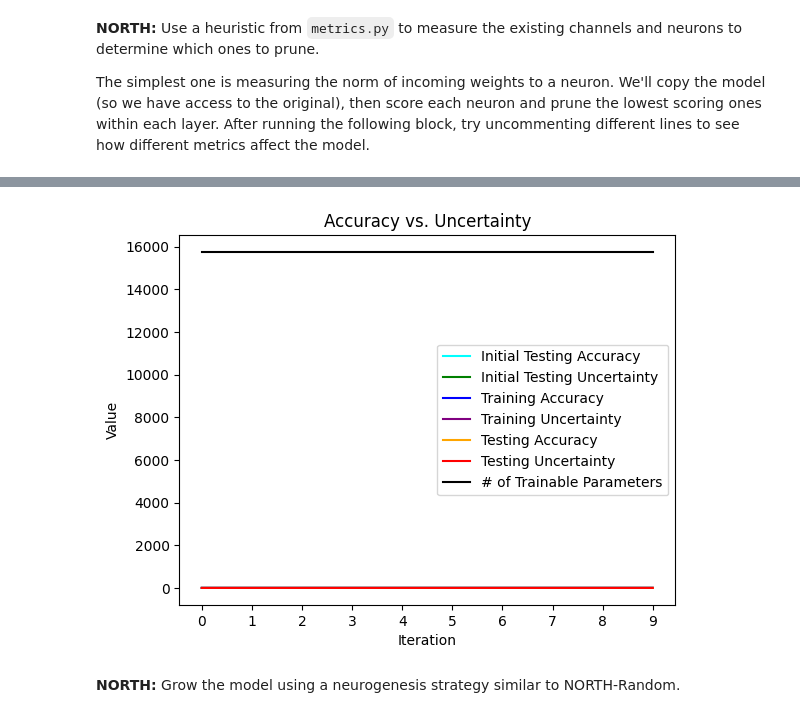
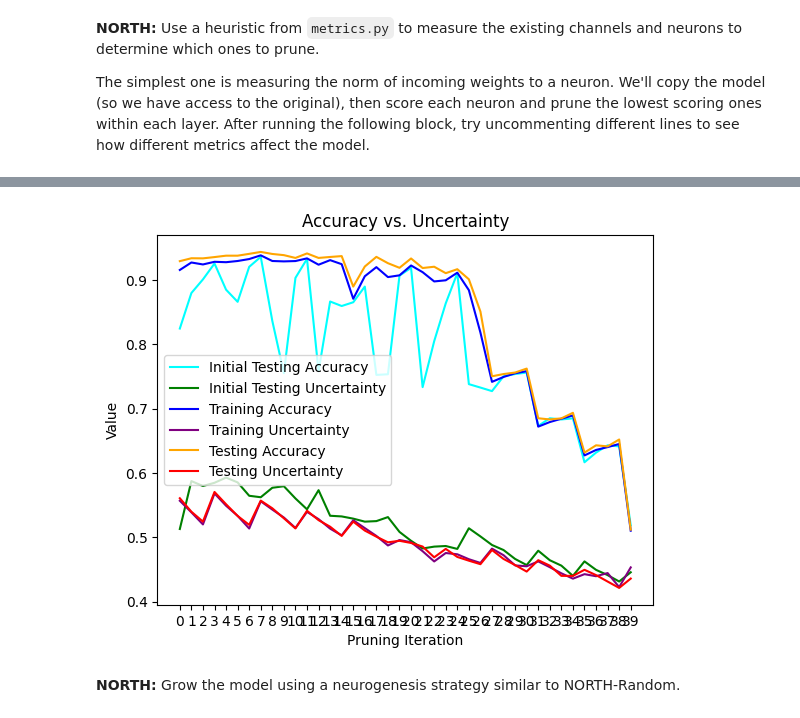
Before and after one commit to rhit-luttredn/SAD-NNs, a Jupyter notebook: sad_nns/north_and_edl_working.ipynb, the cells around one changed output, grey strips where cells are left out. Cells and saved outputs as stored; diff of their text form; code cells hidden in the pictures.

```diff
--- a/sad_nns/north_and_edl_working.ipynb
+++ b/sad_nns/north_and_edl_working.ipynb
@@ -289,5 +303,5 @@ torch.Size([0])
 # %%
-iterations = 10
+iterations = 10 * (len(model)-1)
 modded_model = copy.deepcopy(model)
 modded_optimizer = torch.optim.SGD(modded_model.parameters(), lr=0.01)
 modded_optimizer.load_state_dict(optimizer.state_dict())
@@ -300,41 +314,27 @@ test_acc_vals = []
 test_u_vals = []
 param_count_vals = []
 
-for iter in range(iterations):
+for iter in range(10):
     for i in range(len(model)-1):
-        scores = weight_sum(modded_model[i].weight)
-        # scores = weight_sum(modded_model[i].weight) +  weight_sum(modded_model[i+1].weight, fanin=False, conversion_factor=model.conversion_factor if i == model.conversion_layer else -1)
-        # scores = activation_variance(modded_model.activations[str(i)])
-
-        # print('-----------------------------------------')
-        # print(f'# activation layers: {len(modded_model.activations)}')
-        # print(modded_model.parameter_count())
-        # for layer in range(len(modded_model.activations)):
-        #     print(modded_model.activations[str(layer)].shape)
-
-        # print('-----------------------------------------')
-
-        # scores = svd_score(modded_model.activations[str(i*2)])
-        # scores = nuclear_score(modded_model.activations[str(i)], average=i<3)
-        # scores = modded_model[i+1].batchnorm.weight.abs() if i != modded_model.conversion_layer else modded_model[i+1].batchnorm.weight.abs().reshape(modded_model.conversion_factor,-1).sum(0)
-        # Before trying this line, run the following block: # scores = fisher_info(mask_grads[i])
-        print("Layer {} scores: mean {:.3g}, std {:.3g}, min {:.3g}, smallest 25%:".format(i, scores.mean(), scores.std(), scores.min()), end=" ")
+        # scores = weight_sum(modded_model[i].weight)
+        scores = svd_score(modded_model.activations[str(i)])
+        # print("Layer {} scores: mean {:.3g}, std {:.3g}, min {:.3g}, smallest 25%:".format(i, scores.mean(), scores.std(), scores.min()), end=" ")
         to_prune = np.argsort(scores.detach().cpu().numpy())[:int(0.25*len(scores))]
-        print(to_prune)
+        # print(to_prune)
         modded_model.prune(i, to_prune, optimizer=modded_optimizer, clear_activations=True)
 
-    print("The pruned model has {} effective parameters.".format(modded_model.parameter_count(masked = True)))
-    print("Validation after pruning: ", end = "")
-    init_test_acc, init_test_u = test(modded_model, val_loader, criterion, verbose=False, return_vals=True)
-    train_acc, train_u, test_acc, test_u = train(modded_model, train_loader, modded_optimizer, criterion, epochs=5, val_loader=val_loader, verbose=False, return_vals=True)
+    # print("The pruned model has {} effective parameters.".format(modded_model.parameter_count(masked = True)))
+    # print("Validation after pruning: ", end = "")
+        init_test_acc, init_test_u = test(modded_model, val_loader, criterion, return_vals=True)
+        train_acc, train_u, test_acc, test_u = train(modded_model, train_loader, modded_optimizer, criterion, epochs=1, val_loader=val_loader, verbose=False, return_vals=True)
 
-    init_test_acc_vals.append(init_test_acc)
-    init_test_u_vals.append(init_test_u)
-    train_acc_vals.append(train_acc)
-    train_u_vals.append(train_u)
-    test_acc_vals.append(test_acc)
-    test_u_vals.append(test_u)
-    print(f'Total Effective Parameters{model.parameter_count()})
+        init_test_acc_vals.append(init_test_acc)
+        init_test_u_vals.append(init_test_u)
+        train_acc_vals.append(train_acc)
+        train_u_vals.append(train_u)
+        test_acc_vals.append(test_acc)
+        test_u_vals.append(test_u)
+        print(f'Total Effective Parameters: {model.parameter_count(masked = True)}')
 
 # Plotting the lines
 plt.plot(np.arange(iterations), init_test_acc_vals, label='Initial Testing Accuracy', color='cyan')
@@ -347,7 +347,7 @@ plt.xticks(np.arange(0, iterations, 1))
 
 # Adding titles and labels
 plt.title('Accuracy vs. Uncertainty')
-plt.xlabel('Iteration')
+plt.xlabel('Pruning Iteration')
 plt.ylabel('Value')
 plt.legend()
 
@@ -374,4 +374,4 @@ Validation: Average loss: 0.0664, Accuracy: 2619/6000 (43.65%), Average Uncertai
-[figure, old version]
+[figure, new version]
 # %% [markdown]
 **NORTH:** Grow the model using a neurogenesis strategy similar to NORTH-Random.
 # %%
```
Also changed, not shown: parts of 4 cells of this notebook.
